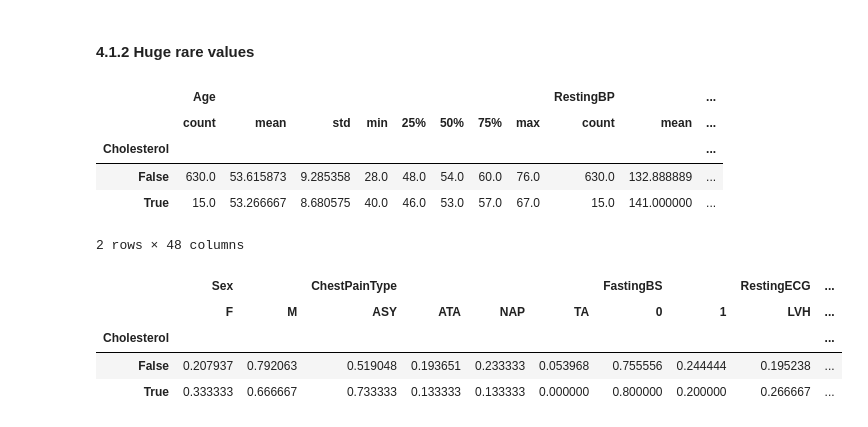
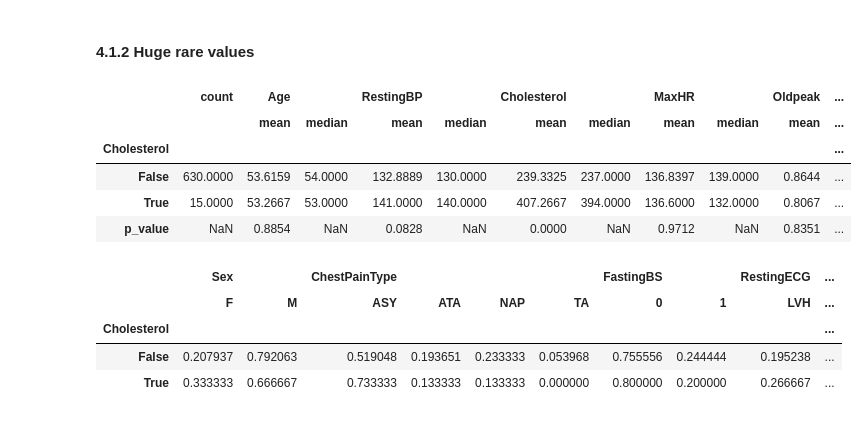
Before and after one commit to Lymuthien/heart_failure, a Jupyter notebook: notebooks/1.0-eda.ipynb, the cells around one changed output. Saved outputs shown, nothing was run; the diff lists cells and outputs as text; code cells hidden in the pictures.

```diff
--- a/notebooks/1.0-eda.ipynb
+++ b/notebooks/1.0-eda.ipynb
@@ -261,16 +263,16 @@ df.to_csv(INTERIM_DATA_DIR / "heart.csv", index=False)
 df_train, df_val, df_test = split_data(df, stratify_func=lambda d: d[[SEX, HEART_DISEASE]])
 # %% [markdown]
 #### 4.1.2 Huge rare values
-# %%
-huge_chol_mask = df_train[CHOLESTEROL] > df_train[CHOLESTEROL].quantile(0.977)
-df_train.groupby(huge_chol_mask).describe()
-# %% [output]
-|  | Age |  |  |  |  |  |  |  | RestingBP |  | ... |
-|  | count | mean | std | min | 25% | 50% | 75% | max | count | mean | ... |
-| Cholesterol |  |  |  |  |  |  |  |  |  |  | ... |
-| False | 630.0 | 53.615873 | 9.285358 | 28.0 | 48.0 | 54.0 | 60.0 | 76.0 | 630.0 | 132.888889 | ... |
-| True | 15.0 | 53.266667 | 8.680575 | 40.0 | 46.0 | 53.0 | 57.0 | 67.0 | 15.0 | 141.000000 | ... |
-2 rows × 48 columns
+# %%
+huge_chol_mask = df_train[CHOLESTEROL] > df_train[CHOLESTEROL].quantile(0.977)
+describe_by_group(df_train, huge_chol_mask)
+# %% [output]
+|  | count | Age |  | RestingBP |  | Cholesterol |  | MaxHR |  | Oldpeak | ... |
+|  |  | mean | median | mean | median | mean | median | mean | median | mean | ... |
+| Cholesterol |  |  |  |  |  |  |  |  |  |  | ... |
+| False | 630.0000 | 53.6159 | 54.0000 | 132.8889 | 130.0000 | 239.3325 | 237.0000 | 136.8397 | 139.0000 | 0.8644 | ... |
+| True | 15.0000 | 53.2667 | 53.0000 | 141.0000 | 140.0000 | 407.2667 | 394.0000 | 136.6000 | 132.0000 | 0.8067 | ... |
+| p_value | NaN | 0.8854 | NaN | 0.0828 | NaN | 0.0000 | NaN | 0.9712 | NaN | 0.8351 | ... |
 # %%
 cat_pct_distr_by_group(df_train, huge_chol_mask)
 # %% [output]
```
Also changed, not shown: parts of 9 cells of this notebook, 1 other file.
